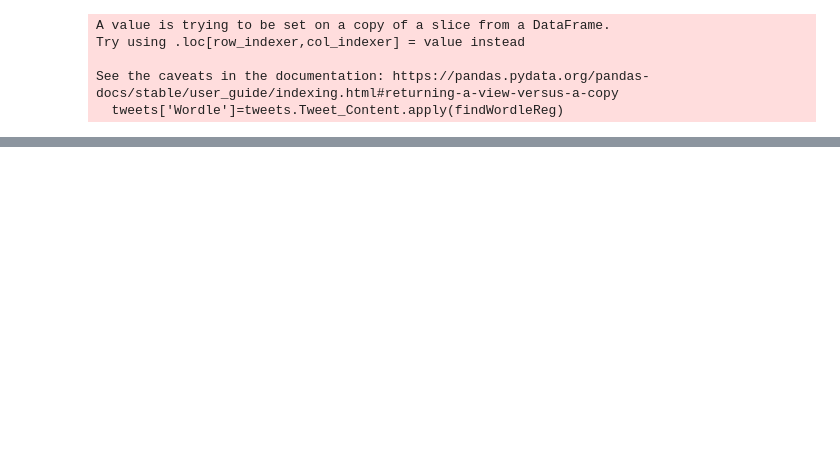
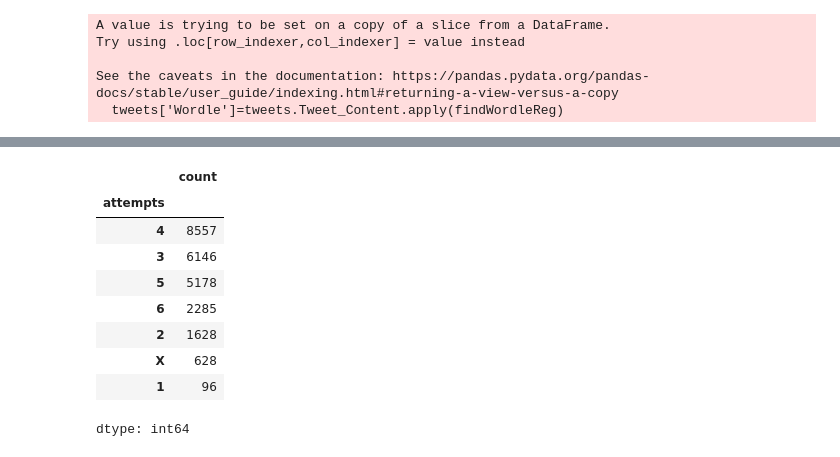
Before and after one commit to shashi3876/WordleDifficultyAnalysis, a Jupyter notebook: AnalyzeWordleUsingOctoparse.ipynb, the cells around one changed output, grey strips where cells are left out. Cells and saved outputs as stored; diff of their text form; code cells hidden in the pictures; blank space fills up the shorter version.

```diff
--- a/AnalyzeWordleUsingOctoparse.ipynb
+++ b/AnalyzeWordleUsingOctoparse.ipynb
@@ -68 +80,14 @@ tweets_df['version'].value_counts()
 dtype: int64
+# %%
+tweets_df['attempts'].value_counts()
+# %% [output]
+|  | count |
+| attempts |  |
+| 4 | 8557 |
+| 3 | 6146 |
+| 5 | 5178 |
+| 6 | 2285 |
+| 2 | 1628 |
+| X | 628 |
+| 1 | 96 |
+dtype: int64
```
Also changed, not shown: parts of 7 cells of this notebook.
